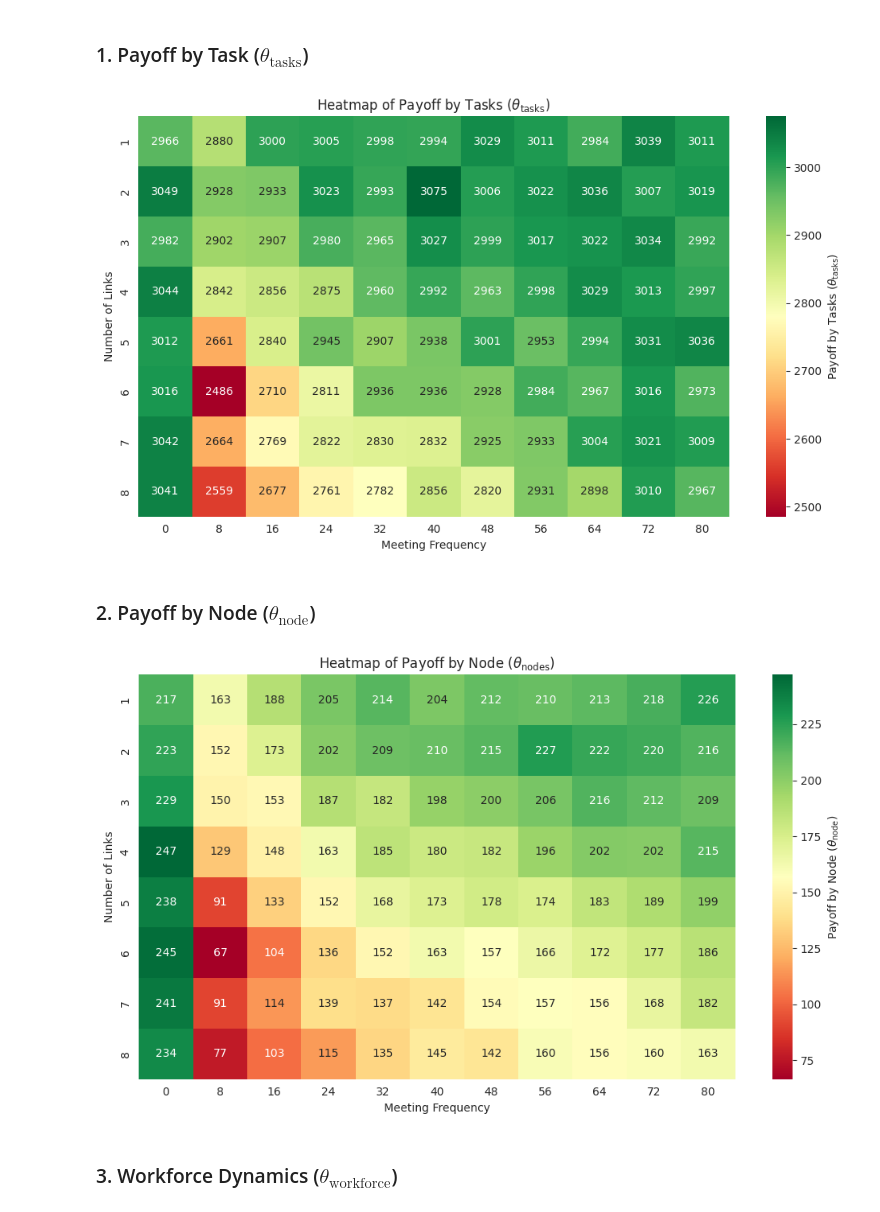
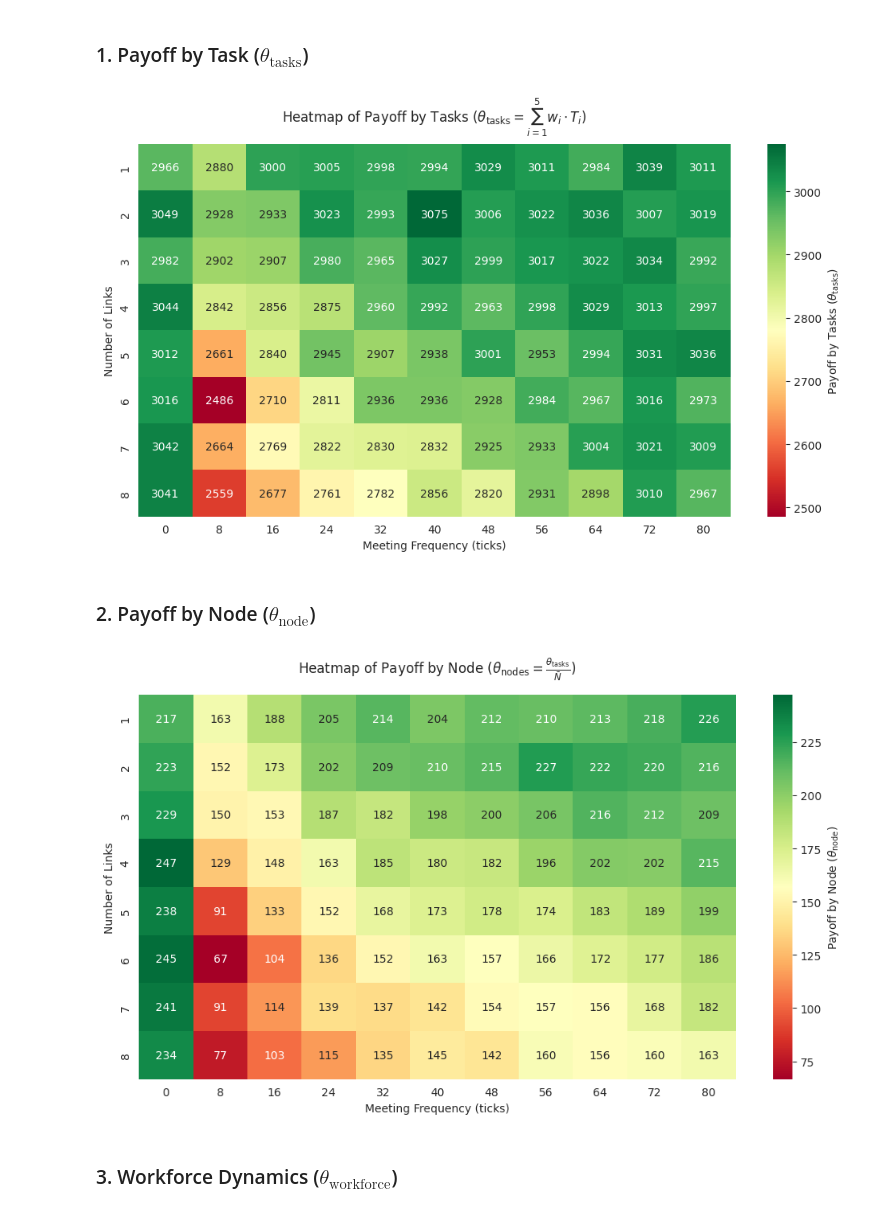
Before and after one commit to KaiTries/ABM, a Jupyter notebook: Final_Analysis/src/analysis.ipynb, the cells around one changed output. Cells and saved outputs as stored; diff of their text form; code cells hidden in the pictures.

```diff
--- a/Final_Analysis/src/analysis.ipynb
+++ b/Final_Analysis/src/analysis.ipynb
@@ -93,33 +93,33 @@ cols_oi_1 = ['num_links', 'meeting-freq']
 # %%
 # We average across repetitions
 payoff_df = df_1.groupby(cols_oi_1)[["payoff_tasks_finished", "payoff_per_node_avg"]].mean()
 
 # Unstack to reshape the data for plotting
 payoff_df_unstacked = payoff_df.unstack(level=1)
 
 # Plot heatmap for 'payoff_tasks_finished'
 plt.figure(figsize=(10, 6))
 sns.heatmap(payoff_df_unstacked['payoff_tasks_finished'], annot=True, cmap='RdYlGn', fmt=".0f", cbar_kws={'label': r'Payoff by Tasks ($\theta_{\text{tasks}}$)'})
-plt.title(r"Heatmap of Payoff by Tasks ($\theta_{\text{tasks}}$)")
-plt.xlabel("Meeting Frequency")
+plt.title(r"Heatmap of Payoff by Tasks ($\theta_{\text{tasks}} = \sum_{i=1}^{5} w_i \cdot T_i $)", pad=20)
+plt.xlabel("Meeting Frequency (ticks)")
 plt.ylabel("Number of Links")
 plt.tight_layout()
 plt.show()
 # %% [output]
-[figure, old version]
+[figure, new version]
 # %% [markdown]
 ### 2. Payoff by Node ($\theta_{\text{node}}$)
 # %%
 # Plot heatmap for 'payoff_per_node_avg'
 plt.figure(figsize=(10, 6))
 sns.heatmap(payoff_df_unstacked['payoff_per_node_avg'], annot=True, cmap='RdYlGn', fmt=".0f", cbar_kws={'label': r'Payoff by Node ($\theta_{\text{node}}$)'})
-plt.title(r"Heatmap of Payoff by Node ($\theta_{\text{nodes}}$)")
-plt.xlabel("Meeting Frequency")
+plt.title(r"Heatmap of Payoff by Node ($\theta_{\text{nodes}} = \frac{\theta_{\text{tasks}}}{\bar{N}}$)", pad=20)
+plt.xlabel("Meeting Frequency (ticks)")
 plt.ylabel("Number of Links")
 plt.tight_layout()
 plt.show()
 # %% [output]
-[figure, old version]
+[figure, new version]
 # %% [markdown]
 ### 3. Workforce Dynamics ($\theta_{\text{workforce}}$)
 # %%
```
Also changed, not shown: parts of 3 cells of this notebook.
